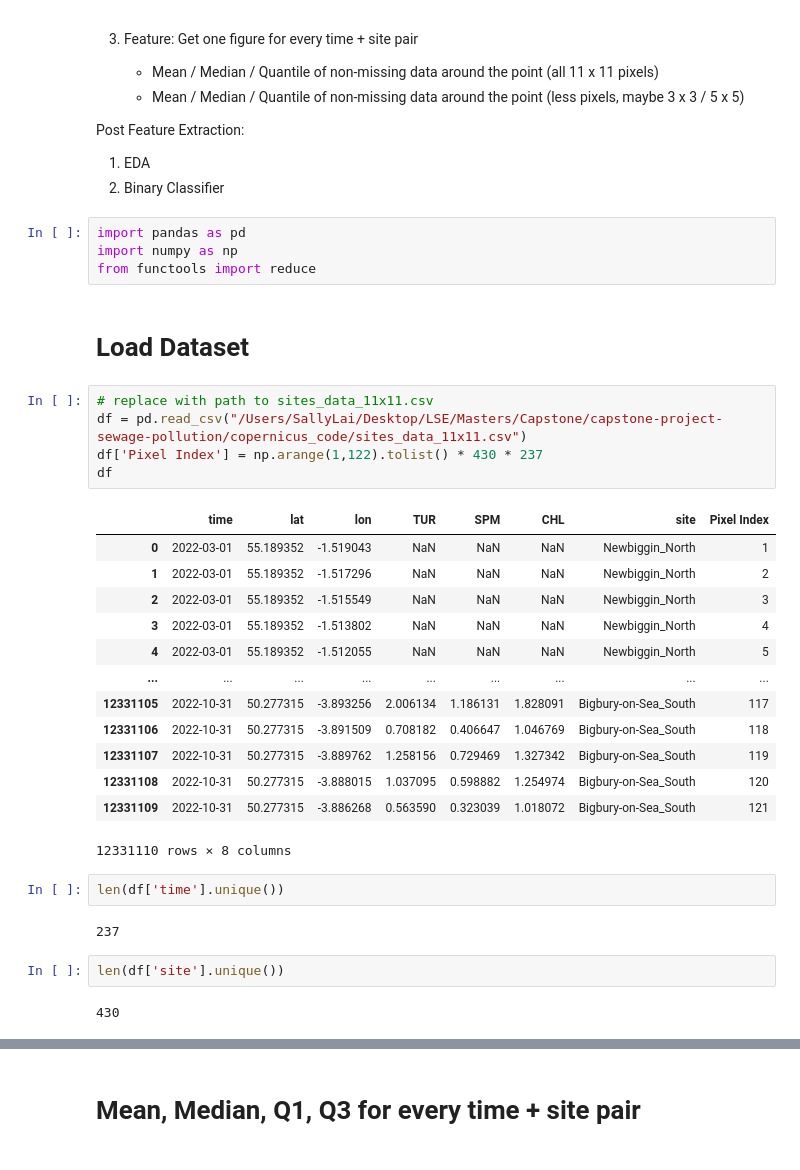
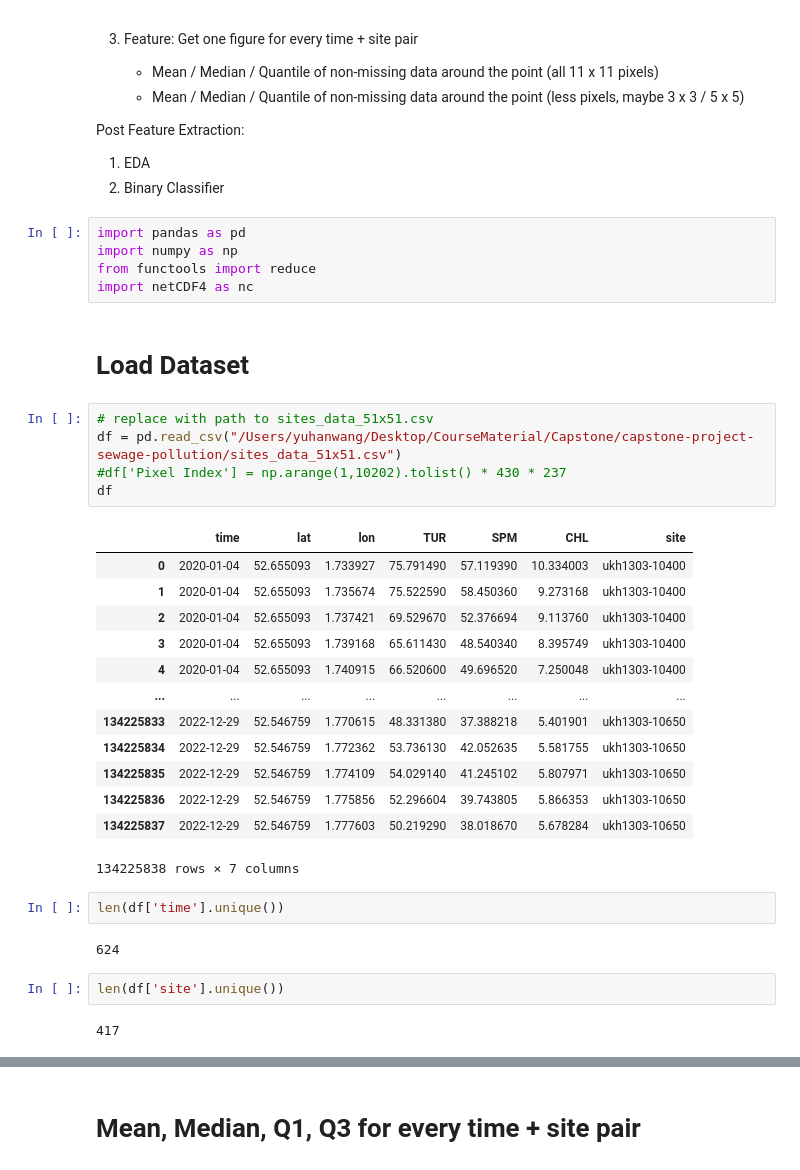
Before and after one commit to gravity948/capstone-project-sewage-pollution, a Jupyter notebook: feature_extraction.ipynb, the cells around one changed output, grey strips where cells are left out. Drawn from its saved outputs; the diff is of its cells as text.

```diff
--- a/feature_extraction.ipynb
+++ b/feature_extraction.ipynb
@@ -19,32 +19,33 @@ Post Feature Extraction:
 import pandas as pd
 import numpy as np
 from functools import reduce
+import netCDF4 as nc
 # %% [markdown]
 # Load Dataset
 # %%
-# replace with path to sites_data_11x11.csv
-df = pd.read_csv("/Users/SallyLai/Desktop/LSE/Masters/Capstone/capstone-project-sewage-pollution/copernicus_code/sites_data_11x11.csv")
-df['Pixel Index'] = np.arange(1,122).tolist() * 430 * 237
+# replace with path to sites_data_51x51.csv
+df = pd.read_csv("/Users/yuhanwang/Desktop/CourseMaterial/Capstone/capstone-project-sewage-pollution/sites_data_51x51.csv")
+#df['Pixel Index'] = np.arange(1,10202).tolist() * 430 * 237
 df
 # %% [output]
-|  | time | lat | lon | TUR | SPM | CHL | site | Pixel Index |
-| 0 | 2022-03-01 | 55.189352 | -1.519043 | NaN | NaN | NaN | Newbiggin_North | 1 |
-| 1 | 2022-03-01 | 55.189352 | -1.517296 | NaN | NaN | NaN | Newbiggin_North | 2 |
-| 2 | 2022-03-01 | 55.189352 | -1.515549 | NaN | NaN | NaN | Newbiggin_North | 3 |
-| 3 | 2022-03-01 | 55.189352 | -1.513802 | NaN | NaN | NaN | Newbiggin_North | 4 |
-| 4 | 2022-03-01 | 55.189352 | -1.512055 | NaN | NaN | NaN | Newbiggin_North | 5 |
-| ... | ... | ... | ... | ... | ... | ... | ... | ... |
-| 12331105 | 2022-10-31 | 50.277315 | -3.893256 | 2.006134 | 1.186131 | 1.828091 | Bigbury-on-Sea_South | 117 |
-| 12331106 | 2022-10-31 | 50.277315 | -3.891509 | 0.708182 | 0.406647 | 1.046769 | Bigbury-on-Sea_South | 118 |
-| 12331107 | 2022-10-31 | 50.277315 | -3.889762 | 1.258156 | 0.729469 | 1.327342 | Bigbury-on-Sea_South | 119 |
-| 12331108 | 2022-10-31 | 50.277315 | -3.888015 | 1.037095 | 0.598882 | 1.254974 | Bigbury-on-Sea_South | 120 |
-| 12331109 | 2022-10-31 | 50.277315 | -3.886268 | 0.563590 | 0.323039 | 1.018072 | Bigbury-on-Sea_South | 121 |
+|  | time | lat | lon | TUR | SPM | CHL | site |
+| 0 | 2020-01-04 | 52.655093 | 1.733927 | 75.791490 | 57.119390 | 10.334003 | ukh1303-10400 |
+| 1 | 2020-01-04 | 52.655093 | 1.735674 | 75.522590 | 58.450360 | 9.273168 | ukh1303-10400 |
+| 2 | 2020-01-04 | 52.655093 | 1.737421 | 69.529670 | 52.376694 | 9.113760 | ukh1303-10400 |
+| 3 | 2020-01-04 | 52.655093 | 1.739168 | 65.611430 | 48.540340 | 8.395749 | ukh1303-10400 |
+| 4 | 2020-01-04 | 52.655093 | 1.740915 | 66.520600 | 49.696520 | 7.250048 | ukh1303-10400 |
+| ... | ... | ... | ... | ... | ... | ... | ... |
+| 134225833 | 2022-12-29 | 52.546759 | 1.770615 | 48.331380 | 37.388218 | 5.401901 | ukh1303-10650 |
+| 134225834 | 2022-12-29 | 52.546759 | 1.772362 | 53.736130 | 42.052635 | 5.581755 | ukh1303-10650 |
+| 134225835 | 2022-12-29 | 52.546759 | 1.774109 | 54.029140 | 41.245102 | 5.807971 | ukh1303-10650 |
+| 134225836 | 2022-12-29 | 52.546759 | 1.775856 | 52.296604 | 39.743805 | 5.866353 | ukh1303-10650 |
+| 134225837 | 2022-12-29 | 52.546759 | 1.777603 | 50.219290 | 38.018670 | 5.678284 | ukh1303-10650 |
-12331110 rows × 8 columns
+134225838 rows × 7 columns
 # %%
 len(df['time'].unique())
 # %% [output]
-237
+624
 # %%
 len(df['site'].unique())
 # %% [output]
-430
+417
```
Also changed, not shown: parts of 9 cells of this notebook.
